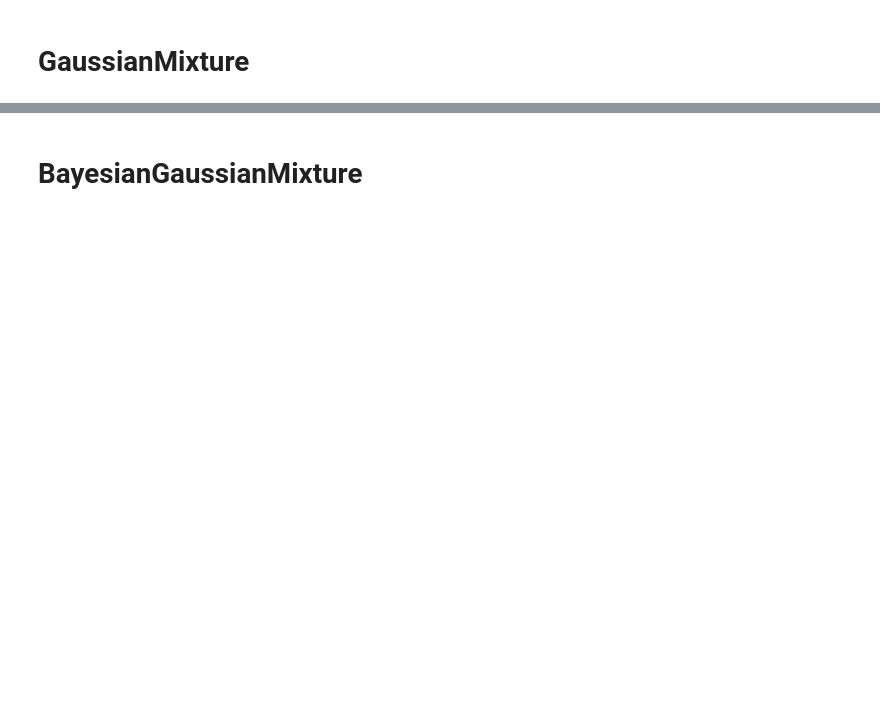
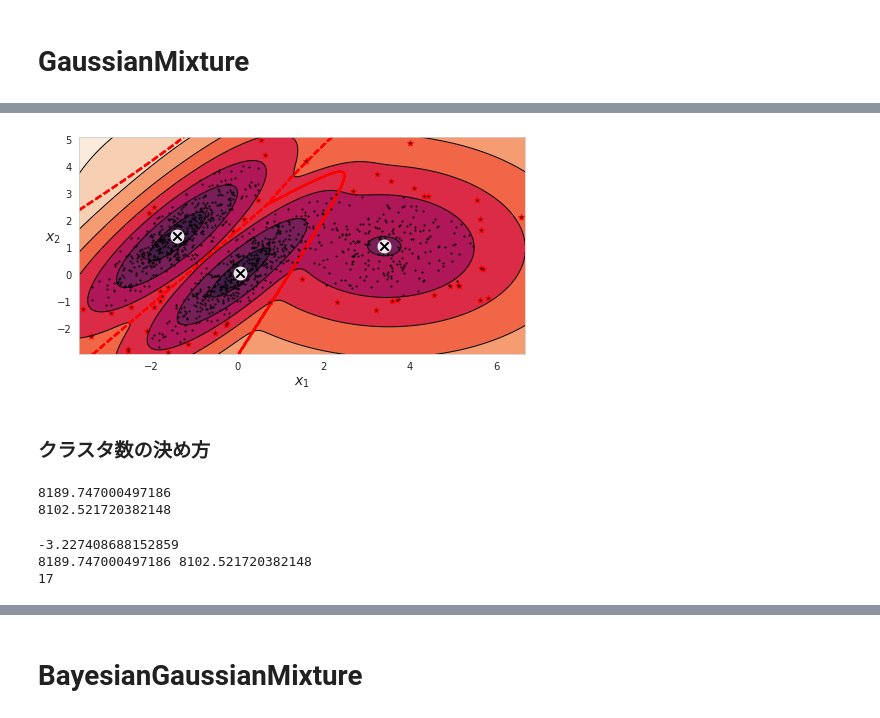
Before and after one commit to youkari117/machine_learning_fundamentals, a Jupyter notebook: 02_unsupervised_learning/01_Gaussian_mixture_models.ipynb, the cells around one changed output, grey strips where cells are left out. Drawn from its saved outputs; the diff is of its cells as text; code cells hidden in the pictures; blank space fills up the shorter version.

```diff
--- a/02_unsupervised_learning/01_Gaussian_mixture_models.ipynb
+++ b/02_unsupervised_learning/01_Gaussian_mixture_models.ipynb
@@ -95,0 +291,34 @@ def plot_decision_boundaries(clusterer, X, resolution=1000, show_centroids=True,
+# %%
+plt.figure(figsize=(8, 4))
+plot_gaussian_mixture(gm, X)
+plt.scatter(anomalies[:, 0], anomalies[:, 1], color='r', marker='*')
+plt.ylim(top=5.1)
+plt.show()
+# %% [output]
+[figure, added]
+# %% [markdown]
+<h3>クラスタ数の決め方</h3>
+# %%
+print(gm.bic(X))
+print(gm.aic(X))
+# %% [output]
+8189.747000497186
+8102.521720382148
+# %%
+# BICとAICを手計算してみる
+n_clusters = 3
+n_dims = 2
+n_params_for_weights = n_clusters - 1
+n_params_for_means = n_clusters * n_dims
+n_params_for_covariance = n_clusters * n_dims * (n_dims + 1) // 2
+n_params = n_params_for_weights + n_params_for_means + n_params_for_covariance
+max_log_likelihood = gm.score(X) * len(X)
+print(gm.score(X))
+bic = np.log(len(X)) * n_params - 2 * max_log_likelihood
+aic = 2 * n_params - 2 * max_log_likelihood
+print(bic, aic)
+print(n_params)
+# %% [output]
+-3.227408688152859
+8189.747000497186 8102.521720382148
+17
```
Also changed, not shown: parts of 26 cells of this notebook, 1 other file.
